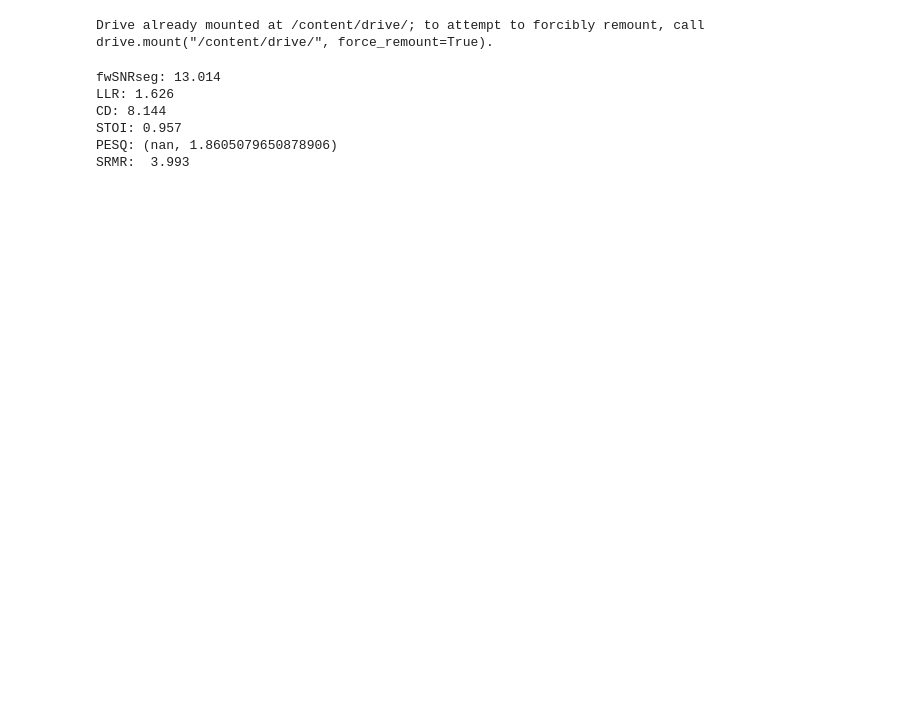
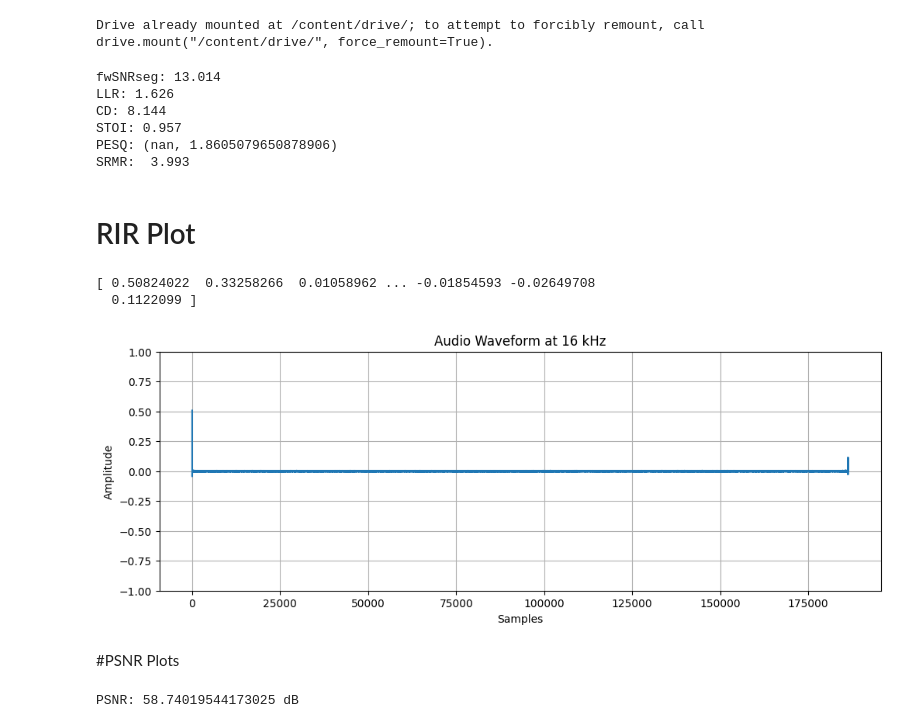
Before and after one commit to sukritipaul5/AudioDenoise-INR, a Jupyter notebook: scripts/RIR_INR_Eval_Metrics.ipynb, the cells around one changed output. Saved outputs shown, nothing was run; the diff lists cells and outputs as text; code cells hidden in the pictures; blank space fills up the shorter version.

```diff
--- a/scripts/RIR_INR_Eval_Metrics.ipynb
+++ b/scripts/RIR_INR_Eval_Metrics.ipynb
@@ -51,3 +37,73 @@ CD: 8.144
 STOI: 0.957
 PESQ: (nan, 1.8605079650878906)
 SRMR:  3.993
+# %% [markdown]
+# RIR Plot
+# %%
+
+# Load the dereverberated audio (approximation of the original sound)
+original_audio, sr = librosa.load(clean_speech_path,sr=16000)
+
+reverberated_audio, sr = librosa.load(reconstructed_speech_path,sr=16000)
+
+# Check lengths and pad the shorter audio
+max_length = max(len(original_audio), len(reverberated_audio))
+original_audio = np.pad(original_audio, (0, max_length - len(original_audio)), 'constant')
+reverberated_audio = np.pad(reverberated_audio, (0, max_length - len(reverberated_audio)), 'constant')
+
+
+# Compute the FFT of both signals
+O = np.fft.fft(original_audio)
+R = np.fft.fft(reverberated_audio)
+
+# Perform deconvolution
+H = R / O
+
+# Inverse FFT to get the impulse response in the time domain
+estimated_rir = np.fft.ifft(H).real
+
+# Regularization parameter
+epsilon = 1e-8
+H_regularized = R / (O + epsilon)
+
+# Inverse FFT with regularization
+estimated_rir_regularized = np.fft.ifft(H_regularized).real
+# import pdb
+# pdb.set_trace()
+print(estimated_rir_regularized)
+
+rir = np.array(estimated_rir_regularized)
+
+
+# The provided array length is 186368, and the sampling rate is 16 kHz
+sampling_rate = 16000  # in Hz
+
+# Let's plot the entire waveform
+plt.figure(figsize=(12, 4))
+plt.plot(rir)
+plt.title('Audio Waveform at 16 kHz')
+plt.xlabel('Samples')
+plt.ylabel('Amplitude')
+plt.ylim(-1,1)
+plt.grid(True)
+plt.show()
+
+#plt.savefig("/fs/nexus-scratch/pchiniya/XR/purva.png")
+# %% [output]
+[ 0.50824022  0.33258266  0.01058962 ... -0.01854593 -0.02649708
+  0.1122099 ]
+[figure, added]
+# %% [markdown]
+#PSNR Plots
+# %%
+#Length check
+min_len = min(len(clean_speech), len(reconstructed_speech))
+clean_speech = clean_speech[:min_len]
+reconstructed_speech = reconstructed_speech[:min_len]
+
+mse = np.mean((clean_speech - reconstructed_speech)**2)
+max_pixel = np.max(clean_speech)
+psnr = 20 * np.log10(max_pixel / np.sqrt(mse))
+print(f'PSNR: {psnr} dB')
+# %% [output]
+PSNR: 58.74019544173025 dB
```
Also changed, not shown: parts of 3 cells of this notebook.
